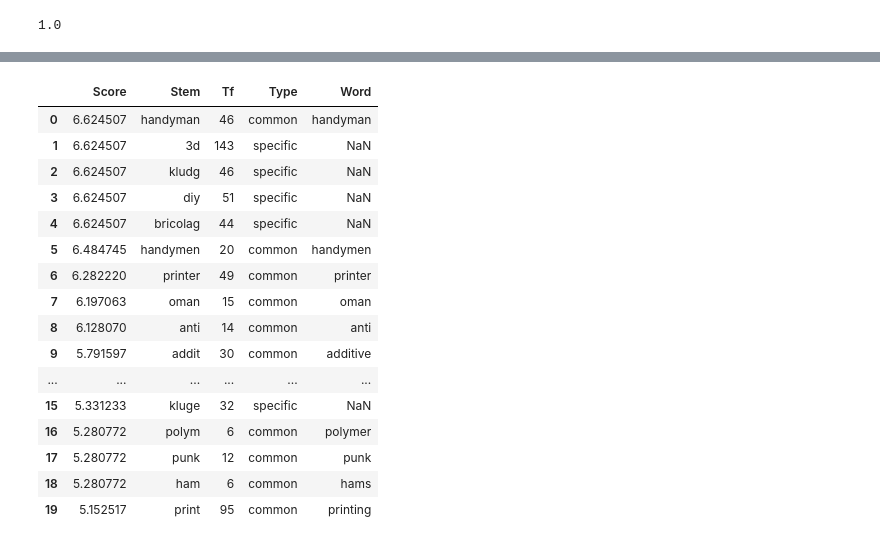
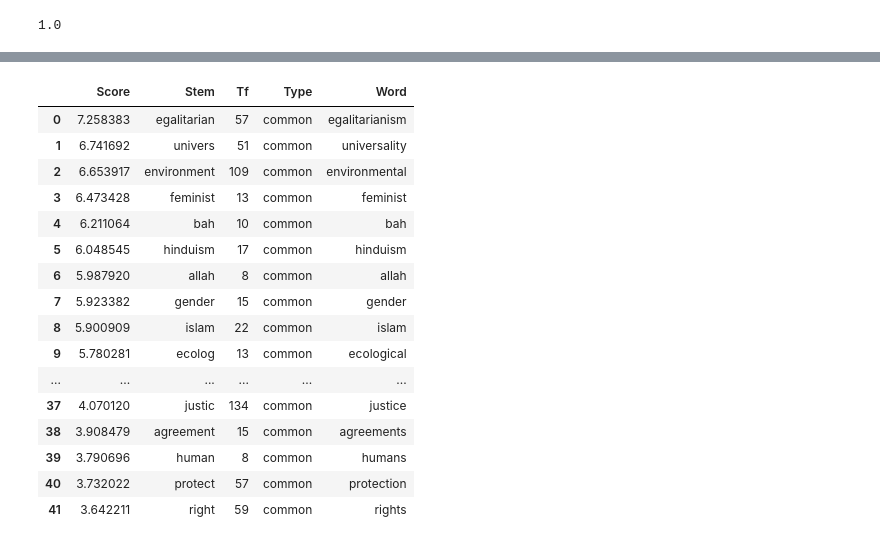
Before and after one commit to bulentozel/OpenMaker, a Jupyter notebook: Semantics/wopen_maker_langs.ipynb, the cells around one changed output, grey strips where cells are left out. Drawn from its saved outputs; the diff is of its cells as text; code cells hidden in the pictures.

```diff
--- a/Semantics/wopen_maker_langs.ipynb
+++ b/Semantics/wopen_maker_langs.ipynb
@@ -89,7 +89,7 @@ english_freq_dist.most_common(10)
 ## 4. Loading the input Open Maker corpus
 # %%
 # load the harvested text from wikipedia.
-with open("data/wikipedia.json", "r") as f: OM_Corpus_text = f.read()
+with open("data/wikipedia2.json", "r") as f: OM_Corpus_text = f.read()
 OM_Corpus = json.loads(OM_Corpus_text)
 # %%
 # The total number of wiki articles used:
@@ -281,7 +255,7 @@ def get_title(Corpus, theme_id):
 ## 6.0 Selecting the specific theme (a sub-corpus).
 # %%
 ## For a different sub-corpus use a corresponding theme ID.
-current_theme_id = 3
+current_theme_id = 6
 # %%
 current_title = get_title(OM_Corpus, current_theme_id)
 # %%
@@ -780,23 +683,23 @@ df_exclusive.head(20)
 # %%
 df_makerness = df_common.append(df_exclusive, ignore_index=True)
 df_makerness.sort_values(by='Score', ascending=False, inplace = True)
 df_makerness.reset_index(inplace=True, drop=True)
-df_makerness.head(20)
+df_makerness.head(42)
 # %% [output]
 |  | Score | Stem | Tf | Type | Word |
-| 0 | 6.624507 | handyman | 46 | common | handyman |
-| 1 | 6.624507 | 3d | 143 | specific | NaN |
-| 2 | 6.624507 | kludg | 46 | specific | NaN |
-| 3 | 6.624507 | diy | 51 | specific | NaN |
-| 4 | 6.624507 | bricolag | 44 | specific | NaN |
-| 5 | 6.484745 | handymen | 20 | common | handymen |
-| 6 | 6.282220 | printer | 49 | common | printer |
-| 7 | 6.197063 | oman | 15 | common | oman |
-| 8 | 6.128070 | anti | 14 | common | anti |
-| 9 | 5.791597 | addit | 30 | common | additive |
+| 0 | 7.258383 | egalitarian | 57 | common | egalitarianism |
+| 1 | 6.741692 | univers | 51 | common | universality |
+| 2 | 6.653917 | environment | 109 | common | environmental |
+| 3 | 6.473428 | feminist | 13 | common | feminist |
+| 4 | 6.211064 | bah | 10 | common | bah |
+| 5 | 6.048545 | hinduism | 17 | common | hinduism |
+| 6 | 5.987920 | allah | 8 | common | allah |
+| 7 | 5.923382 | gender | 15 | common | gender |
+| 8 | 5.900909 | islam | 22 | common | islam |
+| 9 | 5.780281 | ecolog | 13 | common | ecological |
 | ... | ... | ... | ... | ... | ... |
-| 15 | 5.331233 | kluge | 32 | specific | NaN |
-| 16 | 5.280772 | polym | 6 | common | polymer |
-| 17 | 5.280772 | punk | 12 | common | punk |
-| 18 | 5.280772 | ham | 6 | common | hams |
-| 19 | 5.152517 | print | 95 | common | printing |
+| 37 | 4.070120 | justic | 134 | common | justice |
+| 38 | 3.908479 | agreement | 15 | common | agreements |
+| 39 | 3.790696 | human | 8 | common | humans |
+| 40 | 3.732022 | protect | 57 | common | protection |
+| 41 | 3.642211 | right | 59 | common | rights |
```
Also changed, not shown: parts of 38 cells of this notebook, 3 other files.
